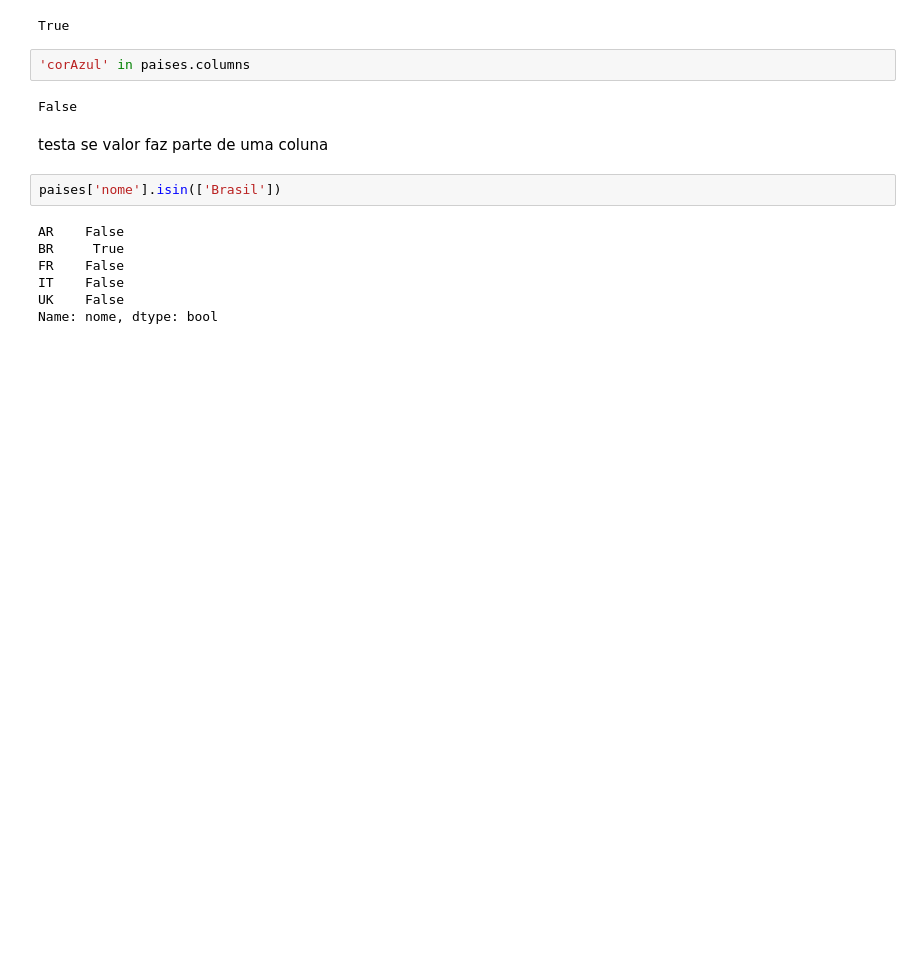
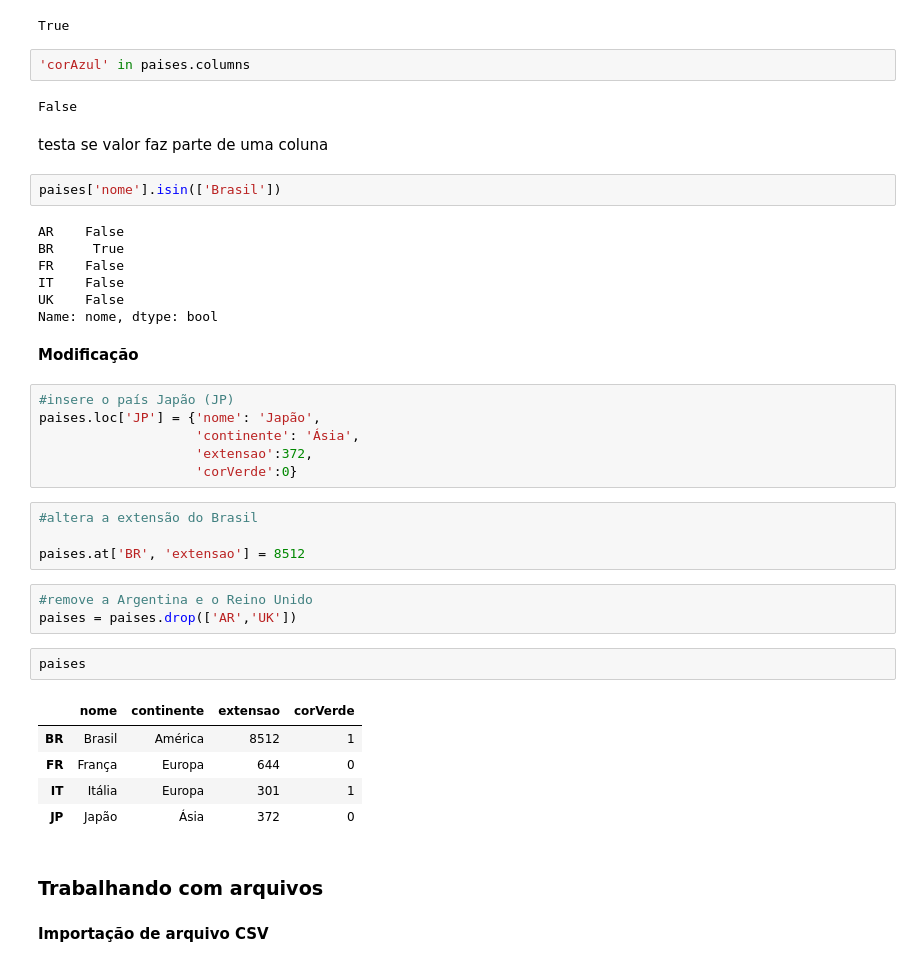
Before and after one commit to anicelysantos/python-data-wranglin, a Jupyter notebook: DataFrame.ipynb, the cells around one changed output. Drawn from its saved outputs; the diff is of its cells as text; blank space fills up the shorter version.

```diff
--- a/DataFrame.ipynb
+++ b/DataFrame.ipynb
@@ -172,3 +172,30 @@ FR    False
 IT    False
 UK    False
 Name: nome, dtype: bool
+# %% [markdown]
+**Modificação**
+# %%
+#insere o país Japão (JP)
+paises.loc['JP'] = {'nome': 'Japão',
+                    'continente': 'Ásia',
+                    'extensao':372,
+                    'corVerde':0}
+# %%
+#altera a extensão do Brasil
+
+paises.at['BR', 'extensao'] = 8512
+# %%
+#remove a Argentina e o Reino Unido
+paises = paises.drop(['AR','UK'])
+# %%
+paises
+# %% [output]
+|  | nome | continente | extensao | corVerde |
+| BR | Brasil | América | 8512 | 1 |
+| FR | França | Europa | 644 | 0 |
+| IT | Itália | Europa | 301 | 1 |
+| JP | Japão | Ásia | 372 | 0 |
+# %% [markdown]
+### Trabalhando com arquivos
+# %% [markdown]
+**Importação de arquivo CSV**
```
